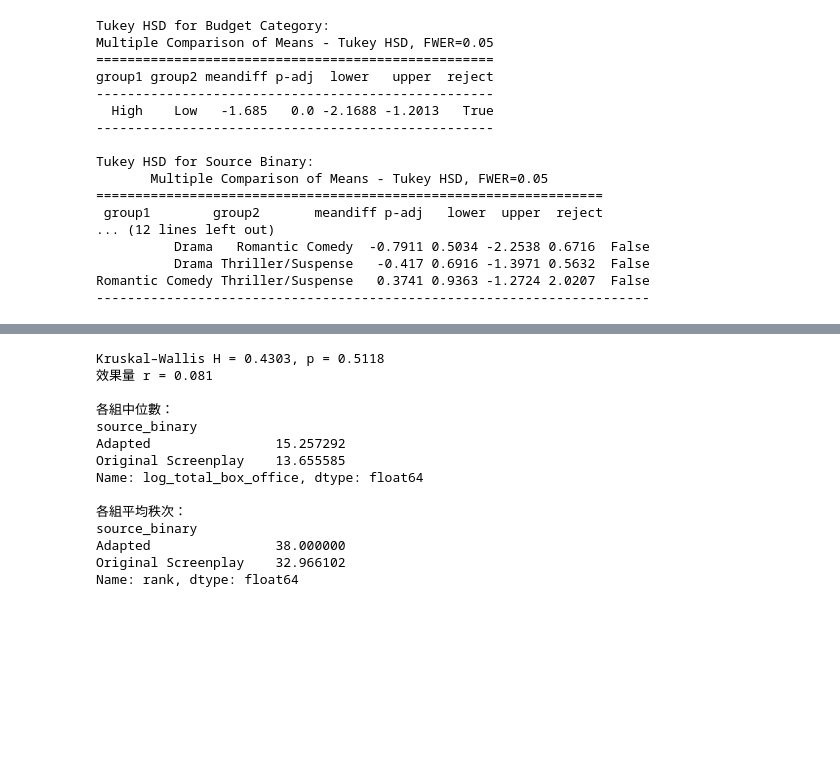
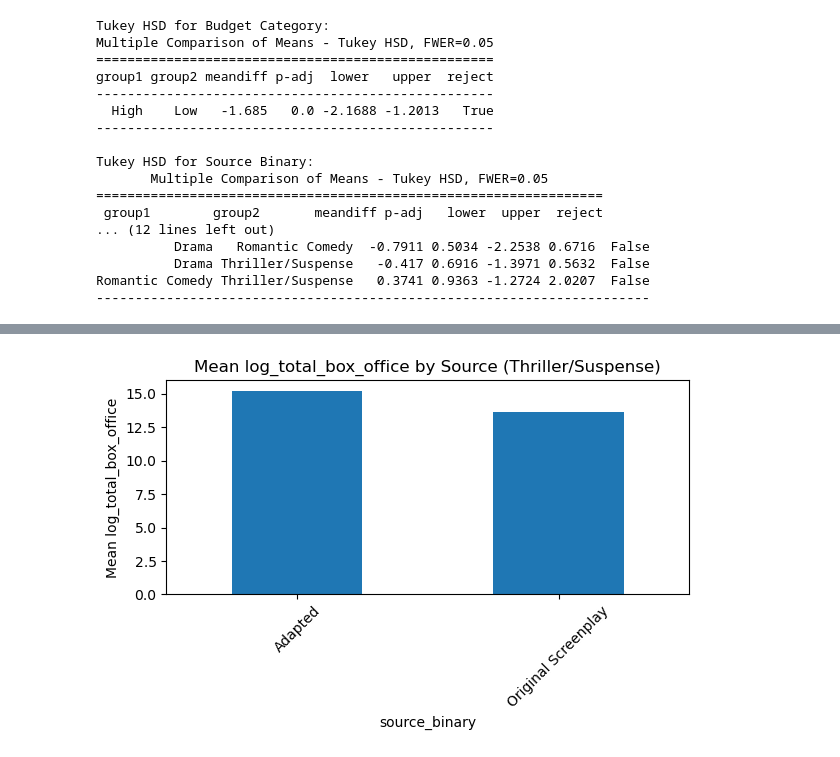
Before and after one commit to Ocean1029/Statistics_Final_Project, a Jupyter notebook: test_1.ipynb, the cells around one changed output, grey strips where cells are left out. Cells and saved outputs as stored; diff of their text form; code cells hidden in the pictures; blank space fills up the shorter version.

```diff
--- a/test_1.ipynb
+++ b/test_1.ipynb
@@ -1214,41 +1444,23 @@ Name: rank, dtype: float64
-# %%
-# 1. 篩出 Romantic Comedy 且沒有缺失的資料
-df_rom = filtered_df.dropna(subset=['genre','source_binary','log_total_box_office'])
-df_rom = df_rom[df_rom['genre']=='Thriller/Suspense']
-
-# 2. 分成 Adapted / Original 兩組
-adapted_vals  = df_rom.loc[df_rom['source_binary']=='Adapted',  'log_total_box_office']
-original_vals = df_rom.loc[df_rom['source_binary']=='Original Screenplay', 'log_total_box_office']
-
-# 3. Kruskal–Wallis 檢定
-H, p = kruskal(adapted_vals, original_vals)
-print(f"Kruskal–Wallis H = {H:.4f}, p = {p:.4f}")
-
-# 4. 效果量 r
-N = adapted_vals.size + original_vals.size
-r = np.sqrt(H / (N - 1))
-print(f"效果量 r = {r:.3f}")
-
-# 5. 各組中位數與平均秩次
-medians = df_rom.groupby('source_binary')['log_total_box_office'].median()
-mean_ranks = df_rom.assign(rank=df_rom['log_total_box_office'].rank()) \
-                   .groupby('source_binary')['rank'].mean()
-print("\n各組中位數：")
-print(medians)
-print("\n各組平均秩次：")
-print(mean_ranks)
-# %% [output]
-Kruskal–Wallis H = 0.4303, p = 0.5118
-效果量 r = 0.081
-
-各組中位數：
-source_binary
-Adapted                15.257292
-Original Screenplay    13.655585
-Name: log_total_box_office, dtype: float64
-
-各組平均秩次：
-source_binary
-Adapted                38.000000
-Original Screenplay    32.966102
-Name: rank, dtype: float64
+# %%
+import matplotlib.pyplot as plt
+
+# 1. 篩選 Romantic Comedy
+df_rom = filtered_df[
+    (filtered_df['genre'] == 'Thriller/Suspense') &
+    filtered_df['log_total_box_office'].notna() &
+    filtered_df['source_binary'].notna()
+].copy()
+
+# 2. 計算各組平均值
+means = df_rom.groupby('source_binary')['log_total_box_office'].median()
+
+# 3. 繪製長條圖
+plt.figure(figsize=(6, 4))
+means.plot(kind='bar')
+plt.ylabel('Mean log_total_box_office')
+plt.title('Mean log_total_box_office by Source (Thriller/Suspense)')
+plt.xticks(rotation=45)
+plt.tight_layout()
+plt.show()
+# %% [output]
+[figure, added]
```
Also changed, not shown: parts of 16 cells of this notebook.
